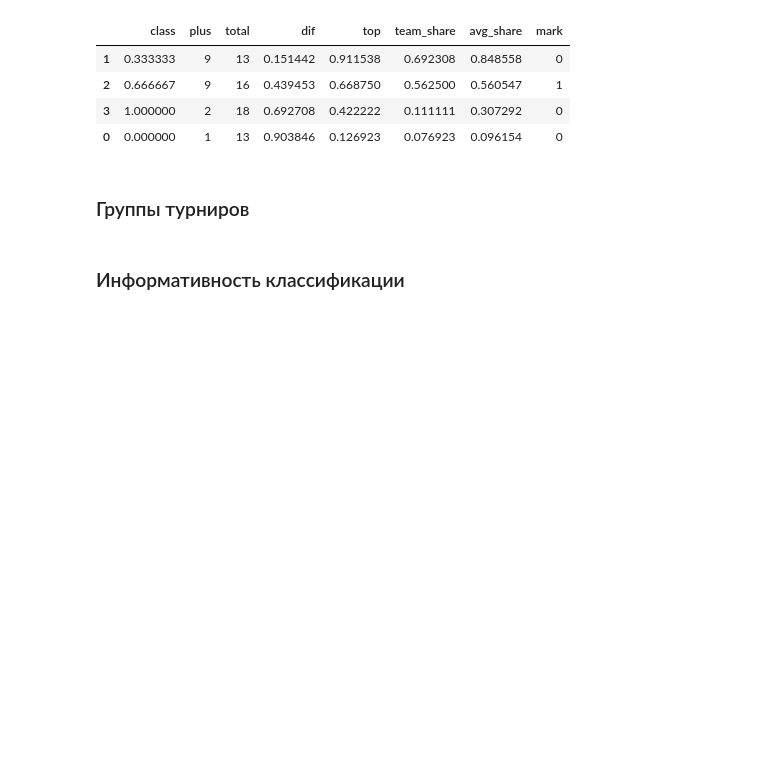
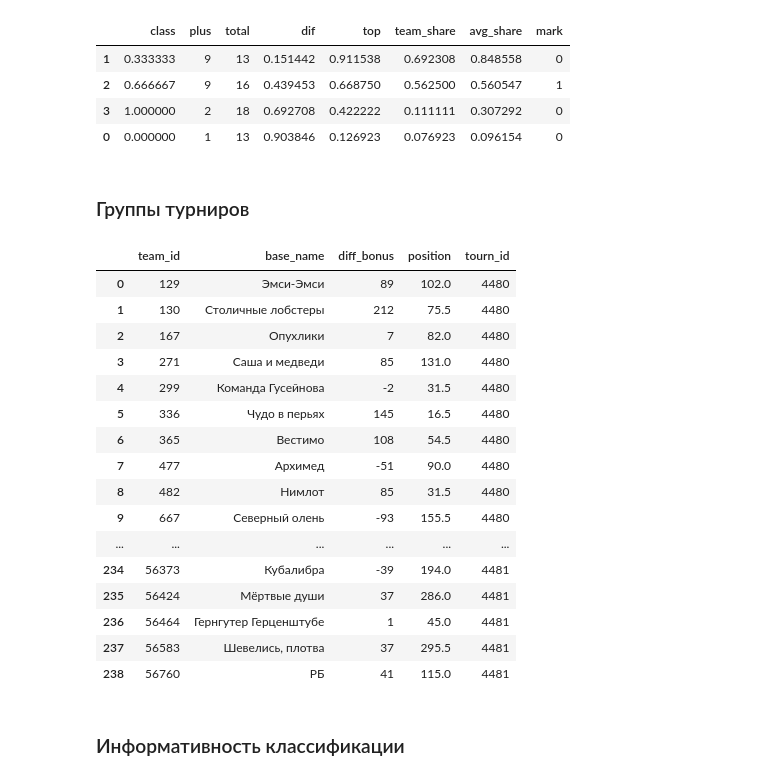
Before and after one commit to rosolimo212/chgk_results, a Jupyter notebook: rating_research.ipynb, the cells around one changed output. Drawn from its saved outputs; the diff is of its cells as text; code cells hidden in the pictures; blank space fills up the shorter version.

Commit message:
parse tourn

```diff
--- a/rating_research.ipynb
+++ b/rating_research.ipynb
@@ -197,5 +200,28 @@ creat :
 # частота встречаемости оценок на наборе турниров
 # %% [markdown]
 ### Группы турниров
+# %%
+%%time
+a=parse_tourn(4033, 4687)
+# %%
+a
+# %% [output]
+|  | team_id | base_name | diff_bonus | position | tourn_id |
+| 0 | 129 | Эмси-Эмси | 89 | 102.0 | 4480 |
+| 1 | 130 | Столичные лобстеры | 212 | 75.5 | 4480 |
+| 2 | 167 | Опухлики | 7 | 82.0 | 4480 |
+| 3 | 271 | Саша и медведи | 85 | 131.0 | 4480 |
+| 4 | 299 | Команда Гусейнова | -2 | 31.5 | 4480 |
+| 5 | 336 | Чудо в перьях | 145 | 16.5 | 4480 |
+| 6 | 365 | Вестимо | 108 | 54.5 | 4480 |
+| 7 | 477 | Архимед | -51 | 90.0 | 4480 |
+| 8 | 482 | Нимлот | 85 | 31.5 | 4480 |
+| 9 | 667 | Северный олень | -93 | 155.5 | 4480 |
+| ... | ... | ... | ... | ... | ... |
+| 234 | 56373 | Кубалибра | -39 | 194.0 | 4481 |
+| 235 | 56424 | Мёртвые души | 37 | 286.0 | 4481 |
+| 236 | 56464 | Гернгутер Герценштубе | 1 | 45.0 | 4481 |
+| 237 | 56583 | Шевелись, плотва | 37 | 295.5 | 4481 |
+| 238 | 56760 | РБ | 41 | 115.0 | 4481 |
 # %% [markdown]
 ### Информативность классификации
```
Also changed, not shown: parts of 1 cell of this notebook, 1 other file.
